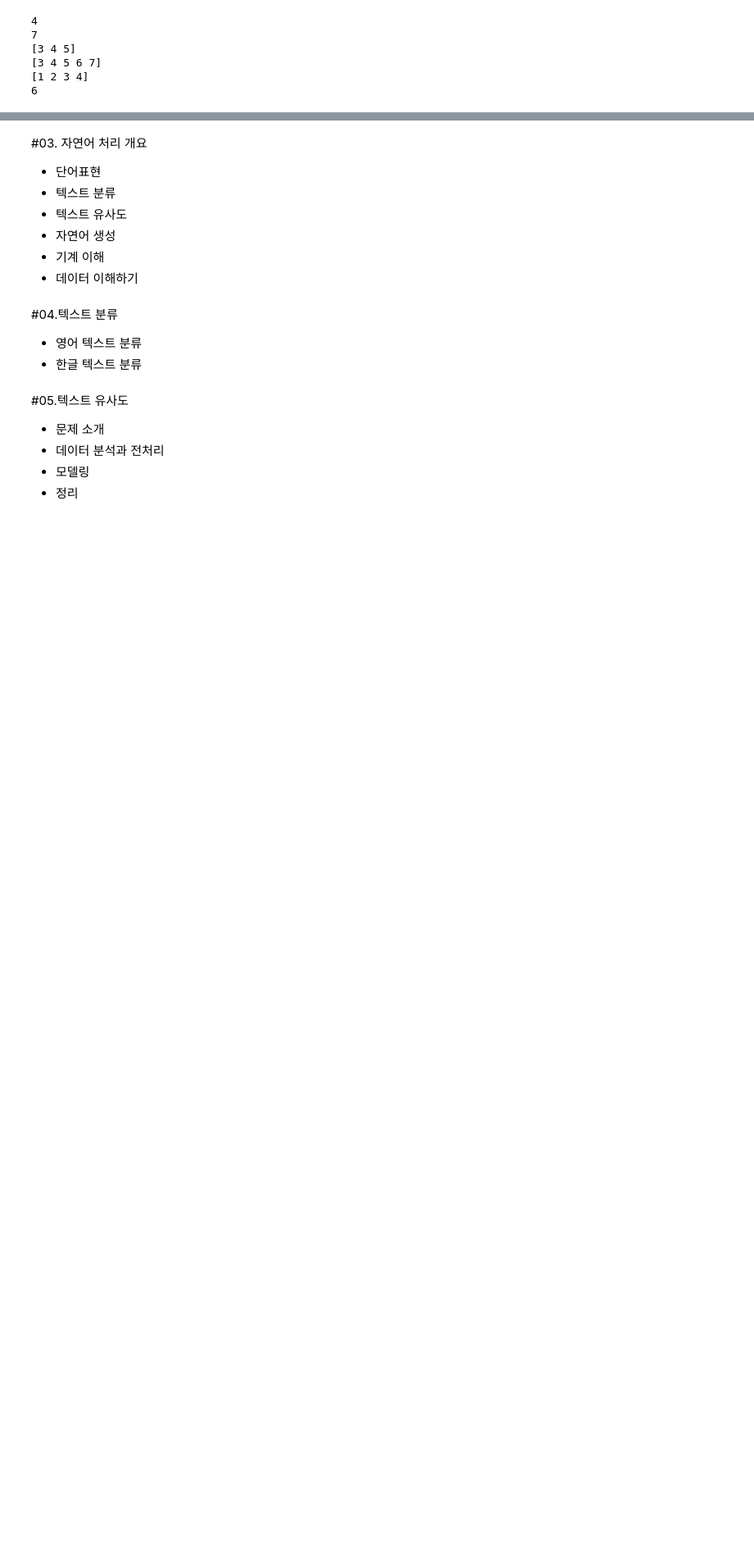
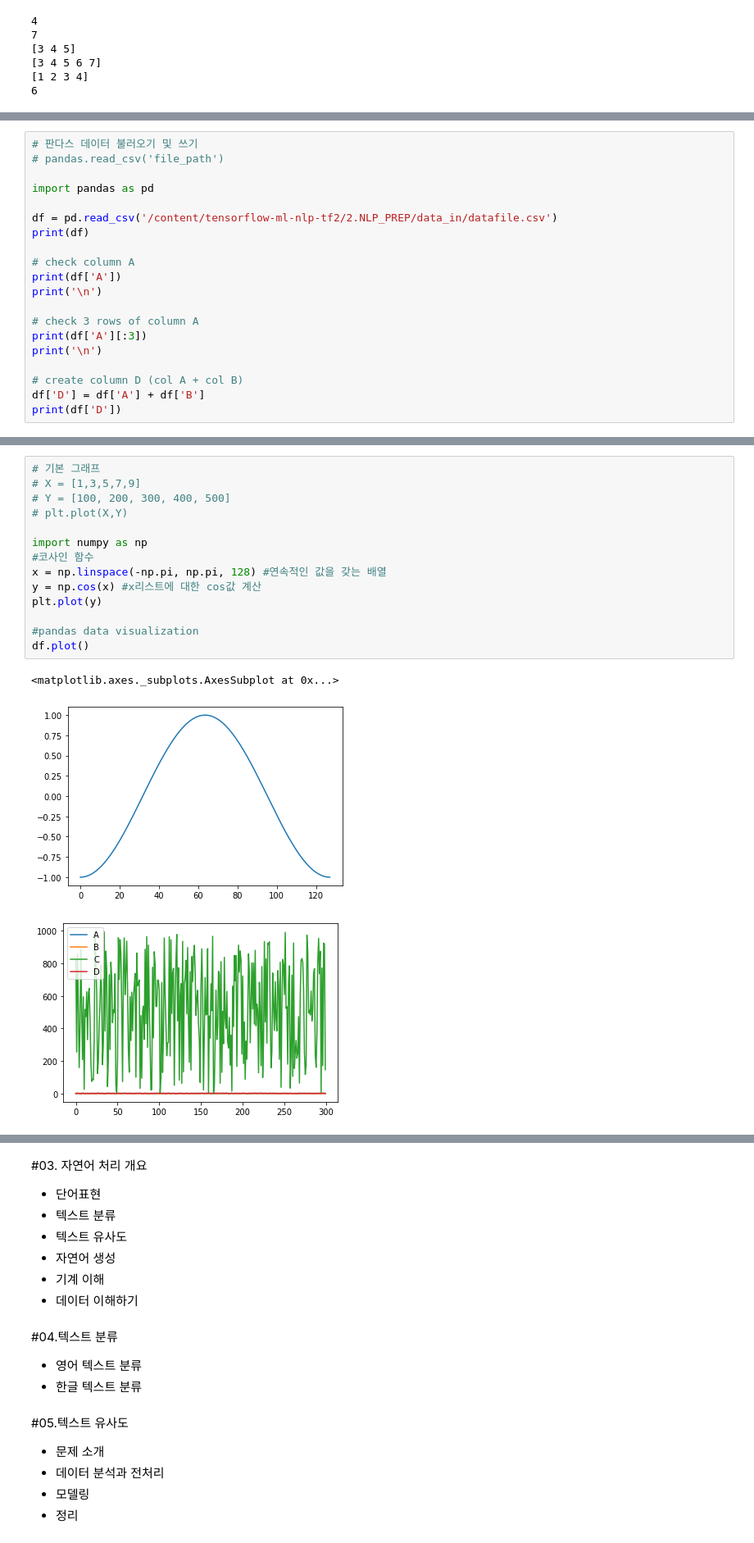
Before and after one commit to hyelim-kim1028/NLP, a Jupyter notebook: tensorflow2&ml_NLP.ipynb, the cells around one changed output, grey strips where cells are left out. Shown: that part at 82% size. Cells and saved outputs as stored; diff of their text form; blank space fills up the shorter version.

```diff
--- a/tensorflow2&ml_NLP.ipynb
+++ b/tensorflow2&ml_NLP.ipynb
@@ -974,0 +1117,20 @@ print(a[-1]) #마지막 행
+# %%
+# 판다스 데이터 불러오기 및 쓰기
+# pandas.read_csv('file_path')
+
+import pandas as pd
+
+df = pd.read_csv('/content/tensorflow-ml-nlp-tf2/2.NLP_PREP/data_in/datafile.csv')
+print(df)
+
+# check column A
+print(df['A'])
+print('\n')
+
+# check 3 rows of column A
+print(df['A'][:3])
+print('\n')
+
+# create column D (col A + col B)
+df['D'] = df['A'] + df['B']
+print(df['D'])
@@ -974,0 +1173,18 @@ print(a[-1]) #마지막 행
+# %%
+# 기본 그래프
+# X = [1,3,5,7,9]
+# Y = [100, 200, 300, 400, 500]
+# plt.plot(X,Y)
+
+import numpy as np
+#코사인 함수
+x = np.linspace(-np.pi, np.pi, 128) #연속적인 값을 갖는 배열
+y = np.cos(x) #x리스트에 대한 cos값 계산
+plt.plot(y)
+
+#pandas data visualization
+df.plot()
+# %% [output]
+<matplotlib.axes._subplots.AxesSubplot at 0x...>
+[figure, added]
+[figure, added]
```
Also changed, not shown: parts of 14 cells of this notebook.
